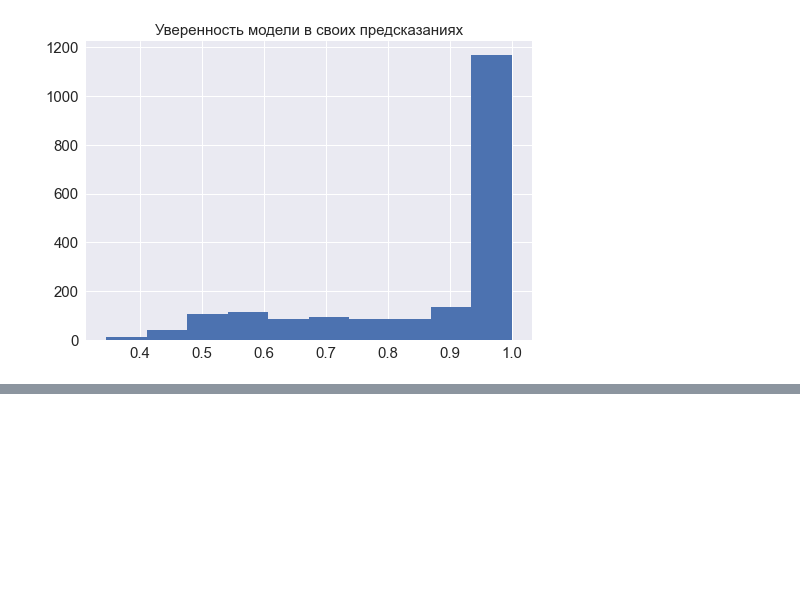
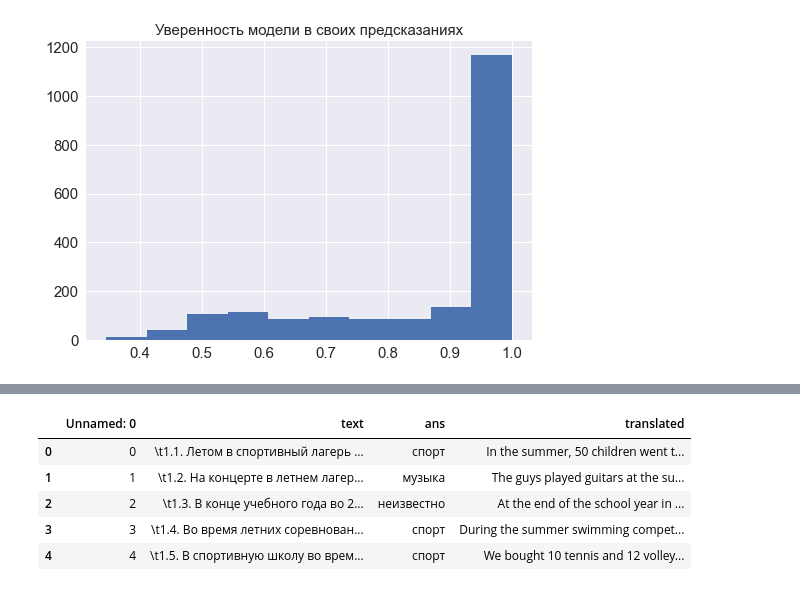
Before and after one commit to sergak0/AIIJC, a Jupyter notebook: Sergey/Additional_dataset_creating.ipynb, the cells around one changed output, grey strips where cells are left out. Saved outputs shown, nothing was run; the diff lists cells and outputs as text; code cells hidden in the pictures; blank space fills up the shorter version.

```diff
--- a/Sergey/Additional_dataset_creating.ipynb
+++ b/Sergey/Additional_dataset_creating.ipynb
@@ -79,0 +101,15 @@ plt.show()
+# %%
+def translate_text(text, direction='ru-en'):
+    time.sleep(0.2)
+    driver.get(f"https://www.m-translate.ru/translator/text#text=test&direction=ru-en")
+
+    from_lang = driver.find_element_by_id("from_span").text.lower()
+    if from_lang != direction[:direction.find('-')]:
+        driver.find_element_by_id("Small_btns").click()
+
+    driver.find_element_by_id("text").clear()
+    driver.find_element_by_id("text").send_keys(text)
+    driver.find_element_by_id("go_btn").click()
+    while driver.find_element_by_id("text_out").get_attribute("value") == "":
+        time.sleep(0.2)
+    return driver.find_element_by_id("text_out").get_attribute("value")
@@ -79,0 +126,3 @@ plt.show()
+# %%
+data = pd.read_csv('../full_marked_dataset.csv')
+data.head()
@@ -79,0 +136,25 @@ plt.show()
+# %%
+def make_good(text):
+    text = text.replace('\n', '').replace('\t','')
+    ind = 0
+    while ind < len(text) and not (text[ind] > 'А' and text[ind] < 'Я'):
+        ind += 1
+
+    if ind == len(text):
+        text = text[text.find(' ') + 1:]
+    else:
+        text = text[ind:]
+    return text
+
+splitter = ' [SPLIT] '
+texts = [make_good(el) for el in data['text'].values]
+
+
+translated_texts = []
+
+for i in tqdm(range(0, len(data), 3)):
+    now = texts[i:i + 3]
+    translated = translate_text(splitter.join(now)).split(splitter[1:-1])
+    translated_texts += translated
+
+data['translated'] = translated_texts
@@ -79,0 +163,9 @@ plt.show()
+# %%
+data.head()
+# %% [output]
+|  | Unnamed: 0 | text | ans | translated |
+| 0 | 0 | \t1.1. Летом в спортивный лагерь ... | спорт | In the summer, 50 children went t... |
+| 1 | 1 | \t1.2. На концерте в летнем лагер... | музыка | The guys played guitars at the su... |
+| 2 | 2 | \t1.3. В конце учебного года во 2... | неизвестно | At the end of the school year in ... |
+| 3 | 3 | \t1.4. Во время летних соревнован... | спорт | During the summer swimming compet... |
+| 4 | 4 | \t1.5. В спортивную школу во врем... | спорт | We bought 10 tennis and 12 volley... |
```
Also changed, not shown: parts of 8 cells of this notebook, 5 other files.
